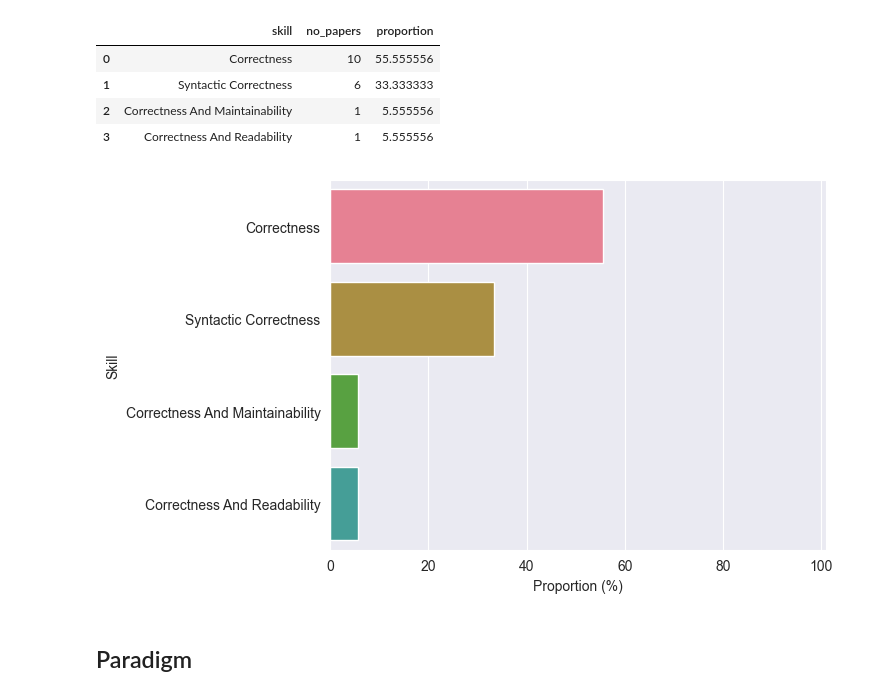
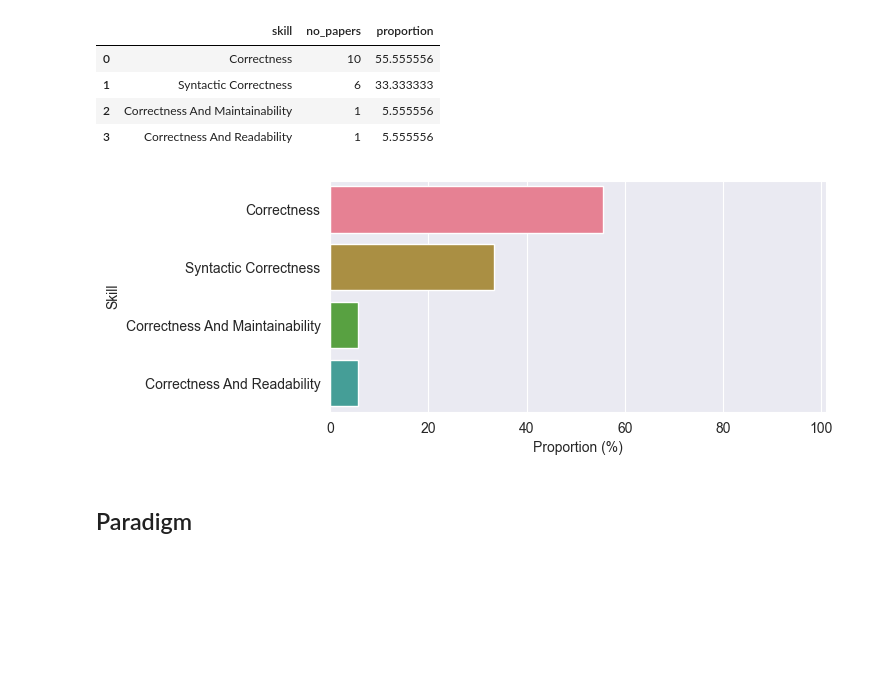
Before and after one commit to m-messer/In-Depth_Analysis_ML_Graders_Analysis, a Jupyter notebook: analysis.ipynb, the cells around one changed output. Cells and saved outputs as stored; diff of their text form; code cells hidden in the pictures; blank space fills up the shorter version.

Commit message:
PHD-424 Scaled plots

```diff
--- a/analysis.ipynb
+++ b/analysis.ipynb
@@ -59,3 +61,6 @@ plt.savefig('plots/years_published.pdf')
+# %%
+WIDTH = 6.4
+HEIGHT = 3
 # %% [markdown]
 ## Skills
 # %%
@@ -71,12 +76,13 @@ skill
 | 2 | Correctness And Maintainability | 1 | 5.555556 |
 | 3 | Correctness And Readability | 1 | 5.555556 |
 # %%
+plt.figure(figsize=(WIDTH, HEIGHT))
 ax_skill = sns.barplot(skill, y='skill', x='proportion')
 ax_skill.set(xlabel = 'Proportion (%)', ylabel='Skill')
 plt.xlim([0, 101])
 plt.savefig('plots/skill.pdf', bbox_inches='tight')
 # %% [output]
-[figure, old version]
+[figure, new version]
 # %% [markdown]
 ## Paradigm
 # %%
```
Also changed, not shown: parts of 5 cells of this notebook, 6 other files.
